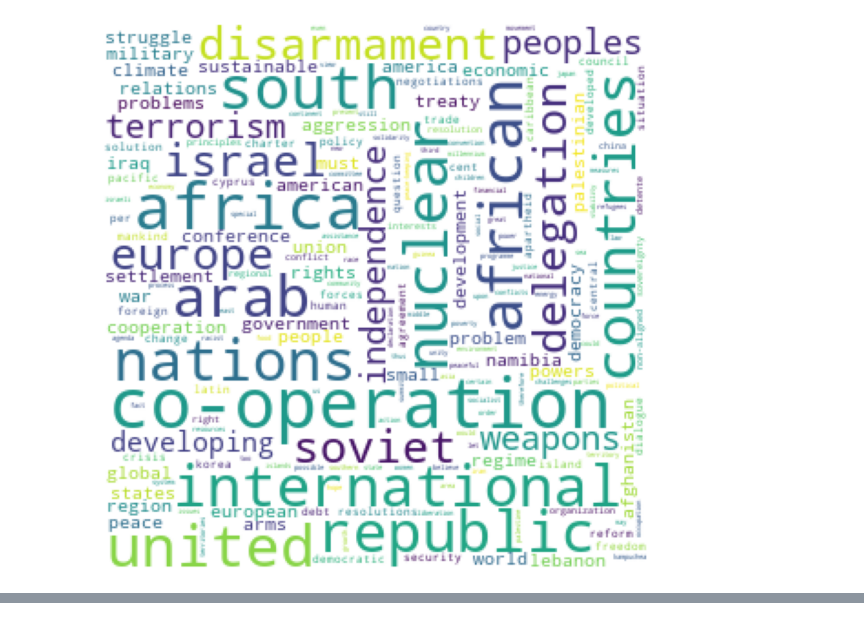
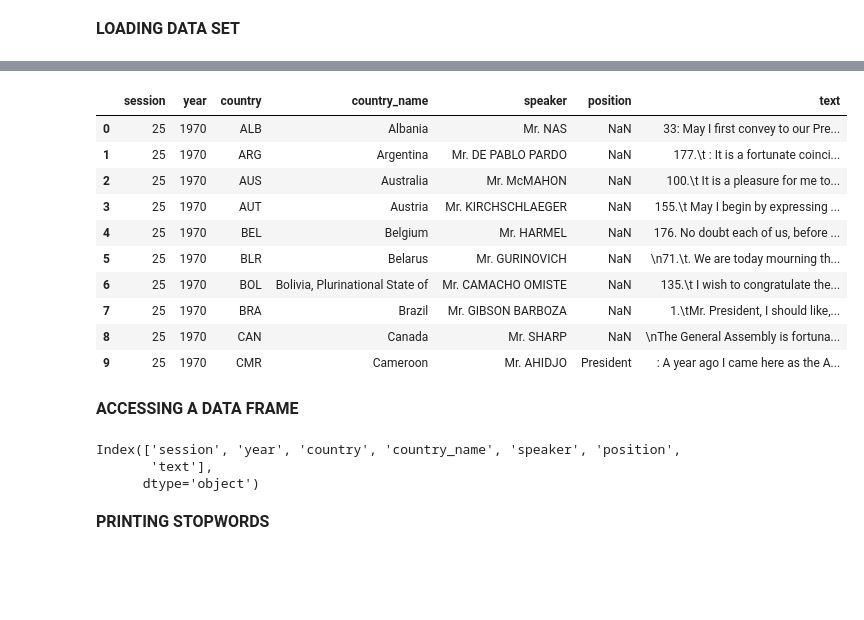
Before and after one commit to ThilakNaidu/Thilak, a Jupyter notebook: TBA_C3_22_02_24.ipynb, the cells around one changed output, grey strips where cells are left out. Cells and saved outputs as stored; diff of their text form; code cells hidden in the pictures; blank space fills up the shorter version.

```diff
--- a/TBA_C3_22_02_24.ipynb
+++ b/TBA_C3_22_02_24.ipynb
@@ -144,11 +1,12 @@ freq_df.head()
-# %%
-wc = WordCloud(background_color='white', width = 300, height=300, margin=2)
-wc.fit_words(freq_df['tfidf'].to_dict() )
-plt.figure(figsize = (8, 8), facecolor = None)
-plt.imshow(wc)
-plt.axis("off")
-plt.tight_layout(pad = 0)
-
-plt.show()
-# %% [output]
-[figure, removed]
+# %% [markdown]
+<font size="3"><b>LOADING DATA SET</b></font>
+# %%
+# Loading data set using pandas.
+!pip install pandas
+
+import pandas as pd
+
+file= "C:/Users/srima/Downloads/un-general-debates-blueprint.csv"
+df = pd.read_csv(file)
+df.head(10) #Printing top 10 rows
+# %% [output]
@@ -154,0 +20,22 @@ plt.show()
+|  | session | year | country | country_name | speaker | position | text |
+| 0 | 25 | 1970 | ALB | Albania | Mr. NAS | NaN | 33: May I first convey to our Pre... |
+| 1 | 25 | 1970 | ARG | Argentina | Mr. DE PABLO PARDO | NaN | 177.\t : It is a fortunate coinci... |
+| 2 | 25 | 1970 | AUS | Australia | Mr. McMAHON | NaN | 100.\t It is a pleasure for me to... |
+| 3 | 25 | 1970 | AUT | Austria | Mr. KIRCHSCHLAEGER | NaN | 155.\t May I begin by expressing ... |
+| 4 | 25 | 1970 | BEL | Belgium | Mr. HARMEL | NaN | 176. No doubt each of us, before ... |
+| 5 | 25 | 1970 | BLR | Belarus | Mr. GURINOVICH | NaN | \n71.\t. We are today mourning th... |
+| 6 | 25 | 1970 | BOL | Bolivia, Plurinational State of | Mr. CAMACHO OMISTE | NaN | 135.\t I wish to congratulate the... |
+| 7 | 25 | 1970 | BRA | Brazil | Mr. GIBSON BARBOZA | NaN | 1.\tMr. President, I should like,... |
+| 8 | 25 | 1970 | CAN | Canada | Mr. SHARP | NaN | \nThe General Assembly is fortuna... |
+| 9 | 25 | 1970 | CMR | Cameroon | Mr. AHIDJO | President | : A year ago I came here as the A... |
+# %% [markdown]
+<font size="3"><b>ACCESSING A DATA FRAME</b></font>
+# %%
+# df.columns return columns of data frame
+df.columns
+# %% [output]
+Index(['session', 'year', 'country', 'country_name', 'speaker', 'position',
+       'text'],
+      dtype='object')
+# %% [markdown]
+<font size="3"><b>PRINTING STOPWORDS</b></font>
```
Also changed, not shown: parts of 96 cells of this notebook.
